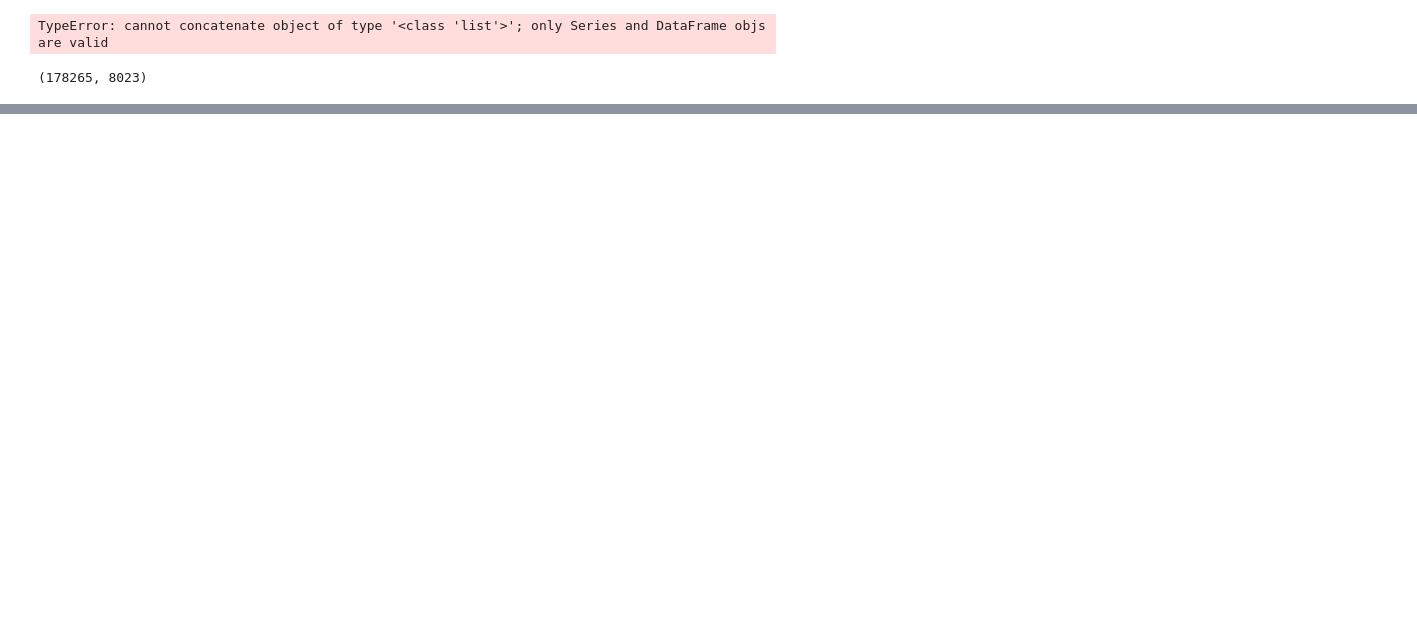
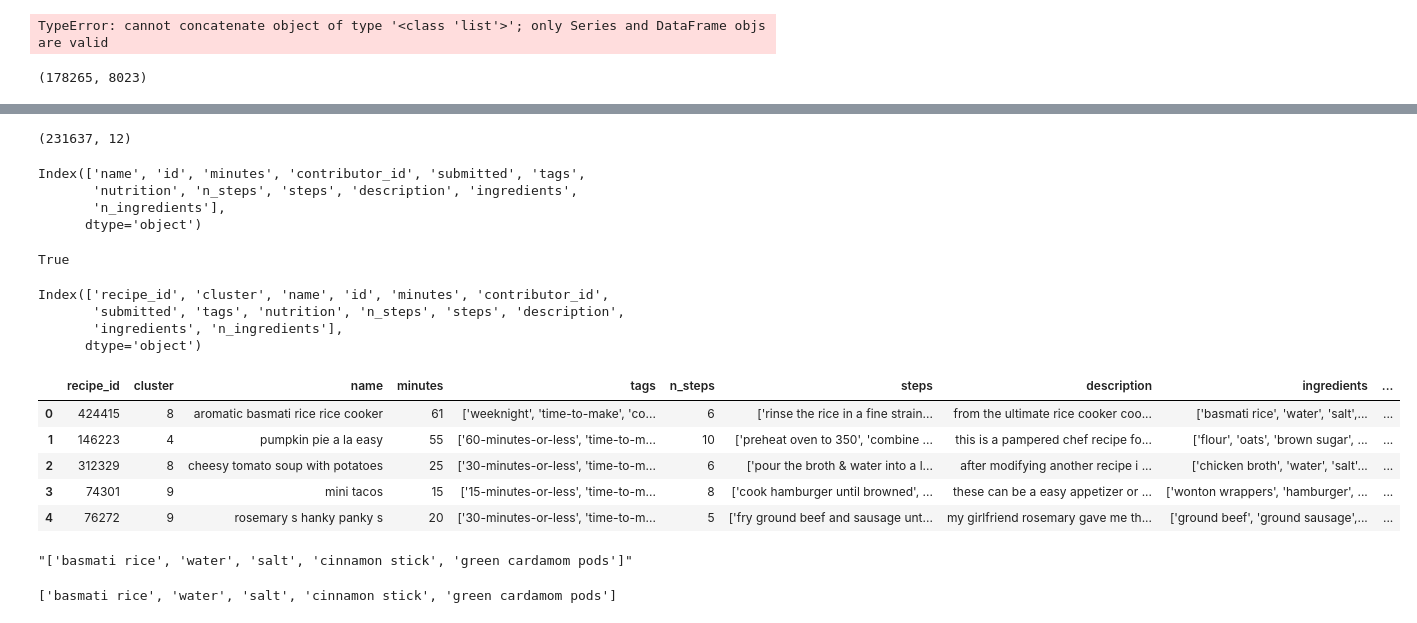
Before and after one commit to heath3conk/make-this, a Jupyter notebook: notebooks/model_recipe_database.ipynb, the cells around one changed output, grey strips where cells are left out. Saved outputs shown, nothing was run; the diff lists cells and outputs as text; code cells hidden in the pictures; blank space fills up the shorter version.

Commit message:
More work on recipe data & a bunch of pretty terrible models

```diff
--- a/notebooks/model_recipe_database.ipynb
+++ b/notebooks/model_recipe_database.ipynb
@@ -155,0 +218,3 @@ flags_df.to_parquet(file_name, engine="pyarrow", compression="gzip")
+# %%
+labeled_recipes.rename(columns={"id": "recipe_id", 0: "cluster"}, inplace=True)
+labeled_recipes.columns
@@ -155,0 +244,46 @@ flags_df.to_parquet(file_name, engine="pyarrow", compression="gzip")
+# %%
+raw_recipes = pd.read_csv("data/kaggle_food_dot_com/RAW_recipes.csv")
+raw_recipes.shape
+# %% [output]
+(231637, 12)
+# %%
+raw_recipes.columns
+# %% [output]
+Index(['name', 'id', 'minutes', 'contributor_id', 'submitted', 'tags',
+       'nutrition', 'n_steps', 'steps', 'description', 'ingredients',
+       'n_ingredients'],
+      dtype='object')
+# %%
+# just checking
+set(labeled_recipes["recipe_id"]).issubset(set(raw_recipes["id"]))
+# %% [output]
+True
+# %%
+labeled_recipes = pd.merge(left=labeled_recipes, right=raw_recipes, left_on="recipe_id", right_on="id", how="inner")
+# %%
+labeled_recipes.columns
+# %% [output]
+Index(['recipe_id', 'cluster', 'name', 'id', 'minutes', 'contributor_id',
+       'submitted', 'tags', 'nutrition', 'n_steps', 'steps', 'description',
+       'ingredients', 'n_ingredients'],
+      dtype='object')
+# %%
+labeled_recipes.drop(columns=["id", "contributor_id", "submitted", "nutrition"], inplace=True)
+# %%
+labeled_recipes.head()
+# %% [output]
+|  | recipe_id | cluster | name | minutes | tags | n_steps | steps | description | ingredients | ... |
+| 0 | 424415 | 8 | aromatic basmati rice rice cooker | 61 | ['weeknight', 'time-to-make', 'co... | 6 | ['rinse the rice in a fine strain... | from the ultimate rice cooker coo... | ['basmati rice', 'water', 'salt',... | ... |
+| 1 | 146223 | 4 | pumpkin pie a la easy | 55 | ['60-minutes-or-less', 'time-to-m... | 10 | ['preheat oven to 350', 'combine ... | this is a pampered chef recipe fo... | ['flour', 'oats', 'brown sugar', ... | ... |
+| 2 | 312329 | 8 | cheesy tomato soup with potatoes | 25 | ['30-minutes-or-less', 'time-to-m... | 6 | ['pour the broth & water into a l... | after modifying another recipe i ... | ['chicken broth', 'water', 'salt'... | ... |
+| 3 | 74301 | 9 | mini tacos | 15 | ['15-minutes-or-less', 'time-to-m... | 8 | ['cook hamburger until browned', ... | these can be a easy appetizer or ... | ['wonton wrappers', 'hamburger', ... | ... |
+| 4 | 76272 | 9 | rosemary s hanky panky s | 20 | ['30-minutes-or-less', 'time-to-m... | 5 | ['fry ground beef and sausage unt... | my girlfriend rosemary gave me th... | ['ground beef', 'ground sausage',... | ... |
+# %%
+labeled_recipes["ingredients"][0]
+# %% [output]
+"['basmati rice', 'water', 'salt', 'cinnamon stick', 'green cardamom pods']"
+# %%
+# for now, we'll assume that ingredients do not have any "-" in them
+re.findall(r"\b[\w\s]+", labeled_recipes["ingredients"][0])
+# %% [output]
+['basmati rice', 'water', 'salt', 'cinnamon stick', 'green cardamom pods']
```
Also changed, not shown: parts of 55 cells of this notebook, 47 other files.
